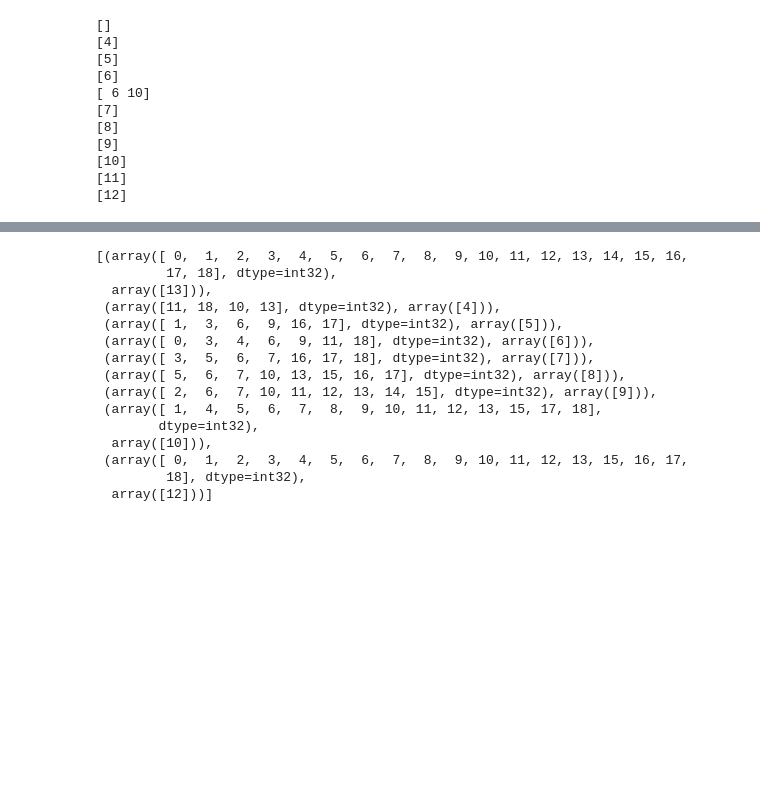
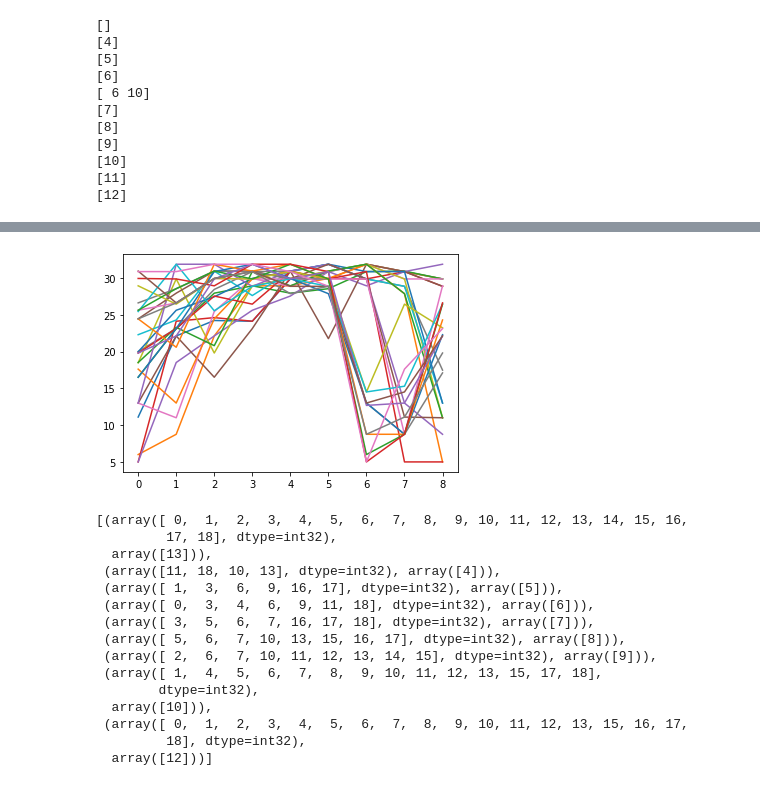
Before and after one commit to Co-MEG/CoMEG, a Jupyter notebook: notebooks/unexpected_concepts.ipynb, the cells around one changed output, grey strips where cells are left out. Saved outputs shown, nothing was run; the diff lists cells and outputs as text; code cells hidden in the pictures; blank space fills up the shorter version.

```diff
--- a/notebooks/unexpected_concepts.ipynb
+++ b/notebooks/unexpected_concepts.ipynb
@@ -320,3 +368,8 @@ SVG(image)
+# %%
+for i in np.array(complexity_gen_graphs.get(5))[:252].reshape(28, 9):
+    plt.plot(i)
+# %% [output]
+[figure, added]
 # %%
 result
 # %% [output]
```
Also changed, not shown: parts of 8 cells of this notebook.
